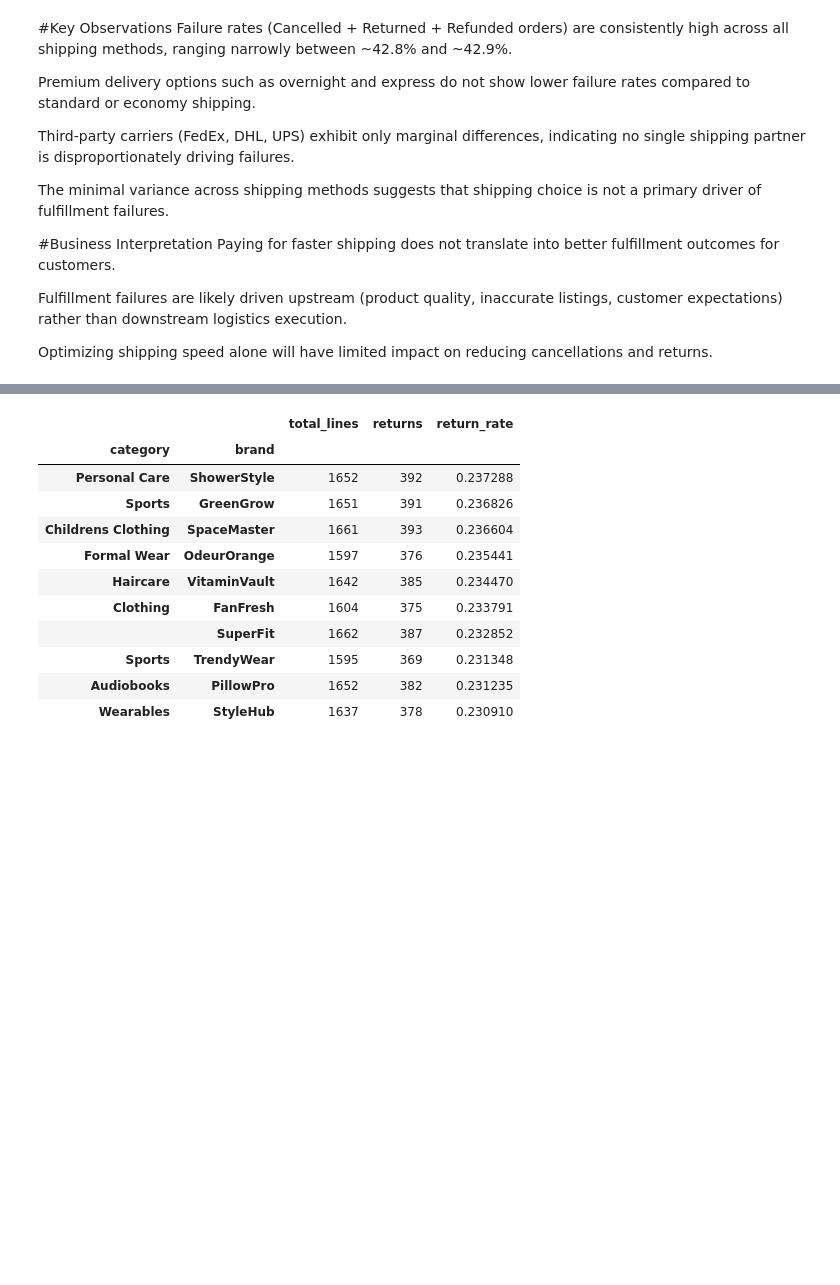
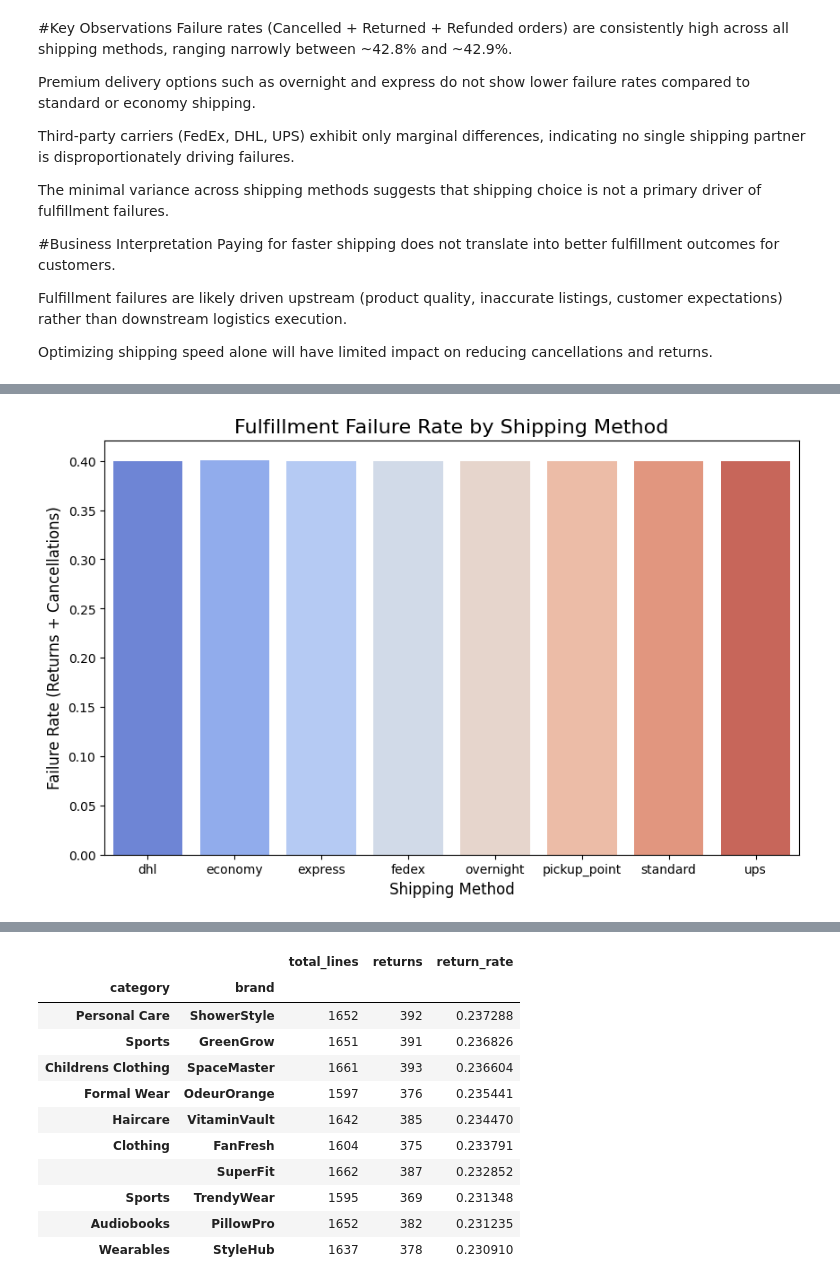
Before and after one commit to rishavvashisht823/Amazon, a Jupyter notebook: chapter_appendix-tools-for-deep-learning/jupyter.ipynb, the cells around one changed output, grey strips where cells are left out. Cells and saved outputs as stored; diff of their text form; code cells hidden in the pictures; blank space fills up the shorter version.

```diff
--- a/chapter_appendix-tools-for-deep-learning/jupyter.ipynb
+++ b/chapter_appendix-tools-for-deep-learning/jupyter.ipynb
@@ -444,0 +569,29 @@ Optimizing shipping speed alone will have limited impact on reducing cancellatio
+# %%
+# Calculate failure rate (Returned + Cancelled) per shipping method
+
+if 'shipping_method' in df_combined.columns:
+    df_combined = df_combined.drop(columns=['shipping_method'])
+# Also check for and drop any suffixed versions from previous failed merges
+if 'shipping_method_x' in df_combined.columns:
+    df_combined = df_combined.drop(columns=['shipping_method_x'])
+if 'shipping_method_y' in df_combined.columns:
+    df_combined = df_combined.drop(columns=['shipping_method_y'])
+
+
+# Merge shipping method from df_orders into df_combined
+df_combined = df_combined.merge(df_orders[['order_id', 'shipping_method']], on='order_id', how='left')
+
+df_combined['is_failure'] = df_combined['status'].apply(lambda x: 1 if x in ['returned', 'cancelled'] else 0)
+
+# Calculate mean failure rate
+shipping_viz = df_combined.groupby('shipping_method')['is_failure'].mean().reset_index()
+
+plt.figure(figsize=(10, 6))
+sns.barplot(x='shipping_method', y='is_failure', hue='shipping_method', data=shipping_viz, palette='coolwarm', legend=False)
+
+plt.title('Fulfillment Failure Rate by Shipping Method', fontsize=16)
+plt.ylabel('Failure Rate (Returns + Cancellations)', fontsize=12)
+plt.xlabel('Shipping Method', fontsize=12)
+plt.show()
+# %% [output]
+[figure, added]
```
Also changed, not shown: parts of 23 cells of this notebook.
